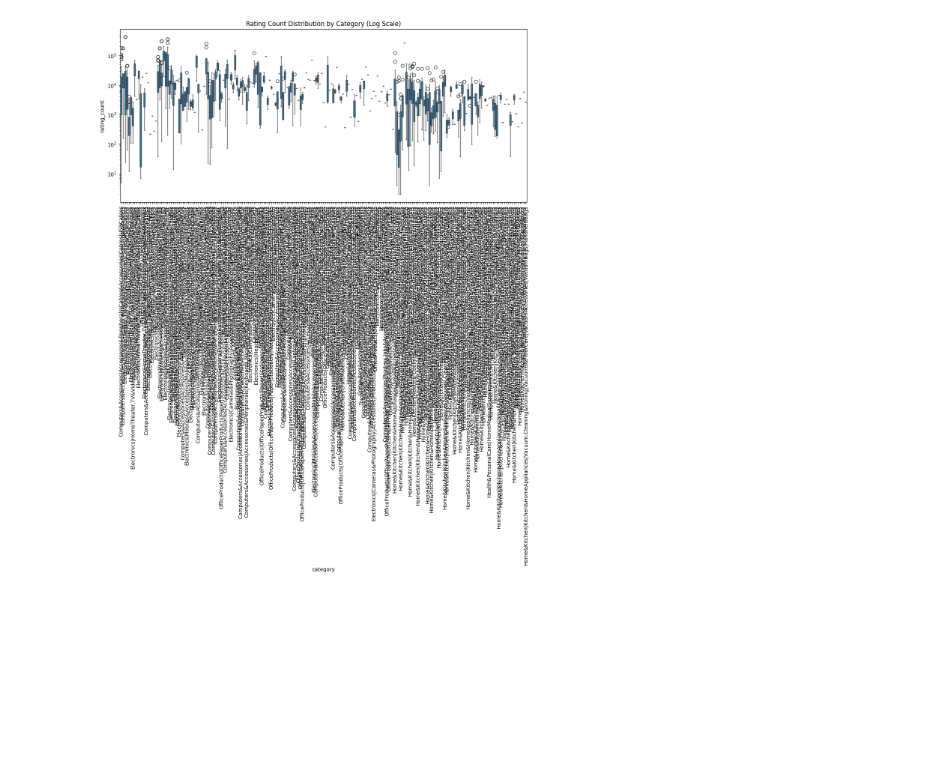
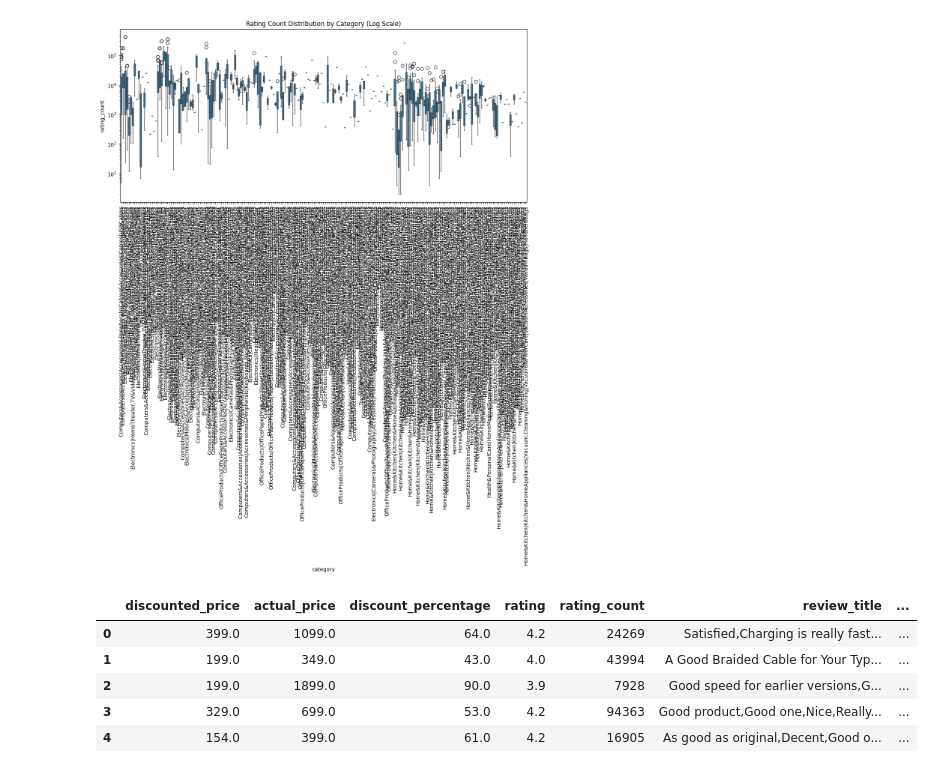
Before and after one commit to user-hjjoo/dacos-team3-toyproject, a Jupyter notebook: notebooks/01_edaNprocessing.ipynb, the cells around one changed output. Drawn from its saved outputs; the diff is of its cells as text; code cells hidden in the pictures; blank space fills up the shorter version.

Commit message:
Remove Category Feature

```diff
--- a/notebooks/01_edaNprocessing.ipynb
+++ b/notebooks/01_edaNprocessing.ipynb
@@ -194,3 +191,17 @@ plt.show()
 # (현실에서 가격 분포 치우침, 리뷰 수 극단값, 인기 상품 집중 상황이 잦기 때문)
 # 또한 카테고리 수가 너무 많아 해석에 시간적 제약이 존재
 # >>  따라서 이상치 대체/제거 없이 샘플 모두 그대로 유지
+# %%
+# category unique가 211개로 너무 많아서 category별 rating 분포 시각화가 어려움
+# 이외에도 많은 문제가 발생할 것으로 예상하고 category 피처 삭제하기로 결정
+# 자세한 건 troubleshooting.md 에 기록함
+
+df = df.drop('category', axis=1)
+df.head()
+# %% [output]
+|  | discounted_price | actual_price | discount_percentage | rating | rating_count | review_title | ... |
+| 0 | 399.0 | 1099.0 | 64.0 | 4.2 | 24269 | Satisfied,Charging is really fast... | ... |
+| 1 | 199.0 | 349.0 | 43.0 | 4.0 | 43994 | A Good Braided Cable for Your Typ... | ... |
+| 2 | 199.0 | 1899.0 | 90.0 | 3.9 | 7928 | Good speed for earlier versions,G... | ... |
+| 3 | 329.0 | 699.0 | 53.0 | 4.2 | 94363 | Good product,Good one,Nice,Really... | ... |
+| 4 | 154.0 | 399.0 | 61.0 | 4.2 | 16905 | As good as original,Decent,Good o... | ... |
```
Also changed, not shown: parts of 1 cell of this notebook, 2 other files.
